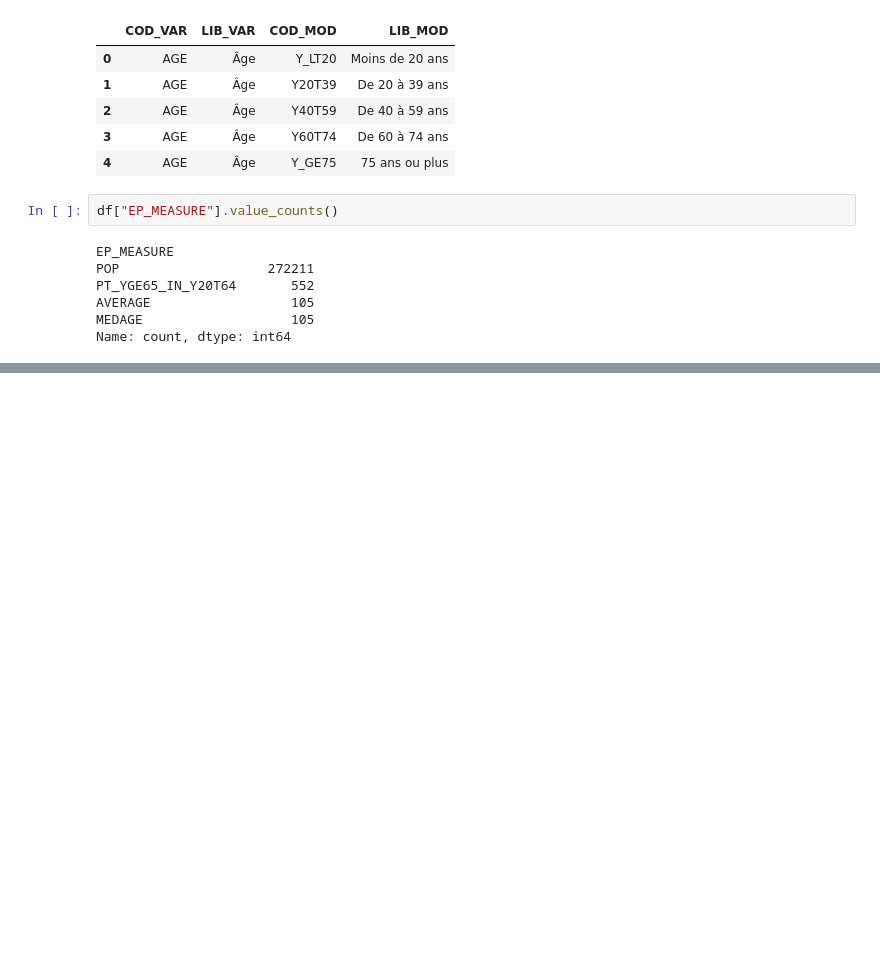
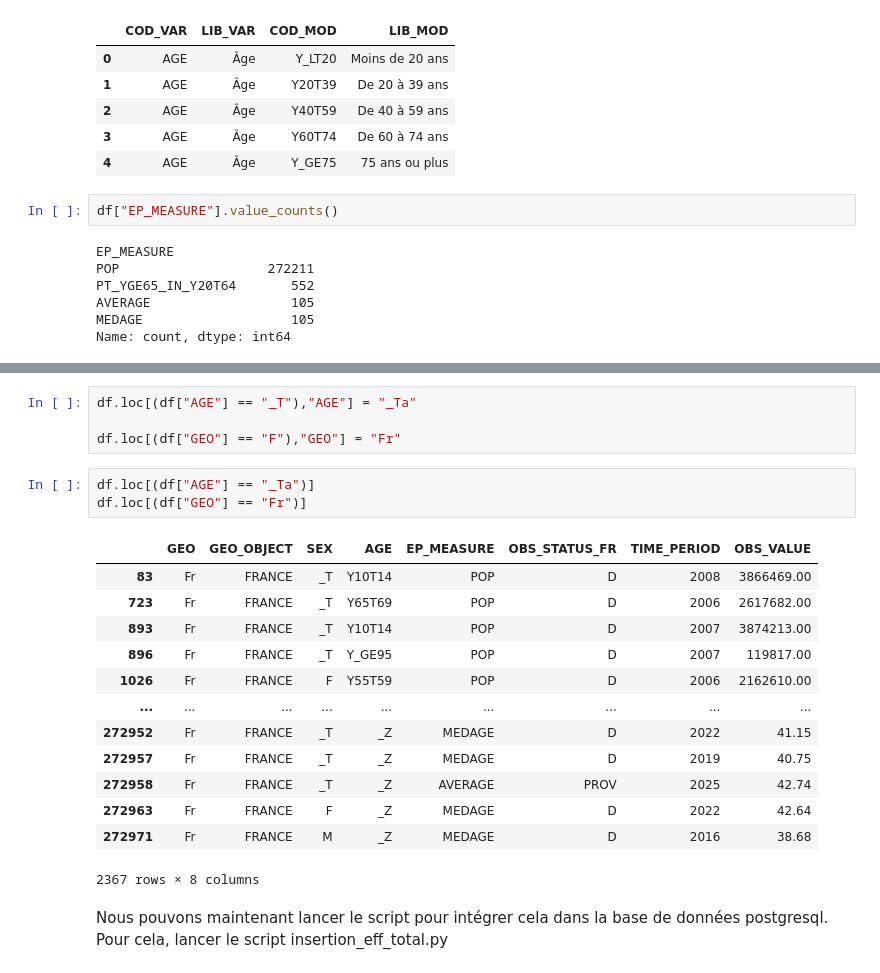
Before and after one commit to Mister-proust/Certification-bloc-1, a Jupyter notebook: Extraction/CSV/nettoyage_effectif_population.ipynb, the cells around one changed output, grey strips where cells are left out. Drawn from its saved outputs; the diff is of its cells as text; blank space fills up the shorter version.

```diff
--- a/Extraction/CSV/nettoyage_effectif_population.ipynb
+++ b/Extraction/CSV/nettoyage_effectif_population.ipynb
@@ -58,0 +163,23 @@ Pour ces tables, nous aurons besoin de la table metadata afin de bien comprendre
+# %%
+df.loc[(df["AGE"] == "_T"),"AGE"] = "_Ta"
+
+df.loc[(df["GEO"] == "F"),"GEO"] = "Fr"
+# %%
+df.loc[(df["AGE"] == "_Ta")]
+df.loc[(df["GEO"] == "Fr")]
+# %% [output]
+|  | GEO | GEO_OBJECT | SEX | AGE | EP_MEASURE | OBS_STATUS_FR | TIME_PERIOD | OBS_VALUE |
+| 83 | Fr | FRANCE | _T | Y10T14 | POP | D | 2008 | 3866469.00 |
+| 723 | Fr | FRANCE | _T | Y65T69 | POP | D | 2006 | 2617682.00 |
+| 893 | Fr | FRANCE | _T | Y10T14 | POP | D | 2007 | 3874213.00 |
+| 896 | Fr | FRANCE | _T | Y_GE95 | POP | D | 2007 | 119817.00 |
+| 1026 | Fr | FRANCE | F | Y55T59 | POP | D | 2006 | 2162610.00 |
+| ... | ... | ... | ... | ... | ... | ... | ... | ... |
+| 272952 | Fr | FRANCE | _T | _Z | MEDAGE | D | 2022 | 41.15 |
+| 272957 | Fr | FRANCE | _T | _Z | MEDAGE | D | 2019 | 40.75 |
+| 272958 | Fr | FRANCE | _T | _Z | AVERAGE | PROV | 2025 | 42.74 |
+| 272963 | Fr | FRANCE | F | _Z | MEDAGE | D | 2022 | 42.64 |
+| 272971 | Fr | FRANCE | M | _Z | MEDAGE | D | 2016 | 38.68 |
+2367 rows × 8 columns
+# %% [markdown]
+Nous pouvons maintenant lancer le script pour intégrer cela dans la base de données postgresql. Pour cela, lancer le script insertion_eff_total.py
```
Also changed, not shown: parts of 15 cells of this notebook, 1 other file.
